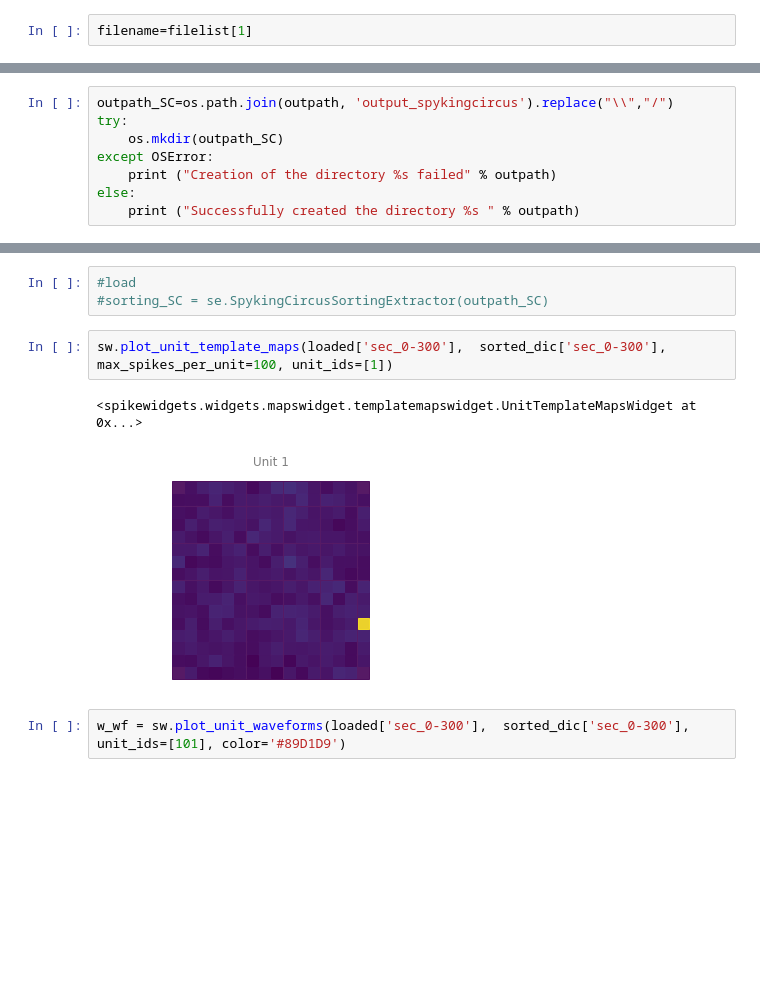
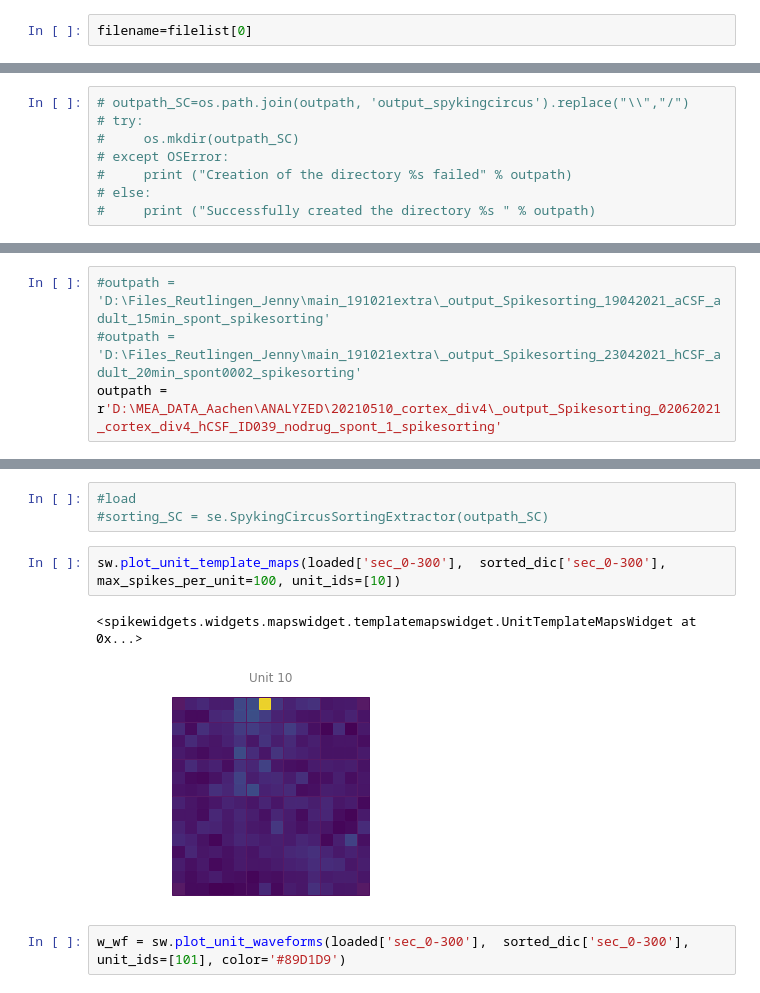
Before and after one commit to jonasort/MEA_analysis, a Jupyter notebook: Spikesorting/Spike_Interface_Cache_and_DF_210421.ipynb, the cells around one changed output, grey strips where cells are left out. Cells and saved outputs as stored; diff of their text form; blank space fills up the shorter version.

```diff
--- a/Spikesorting/Spike_Interface_Cache_and_DF_210421.ipynb
+++ b/Spikesorting/Spike_Interface_Cache_and_DF_210421.ipynb
@@ -43,5 +42,5 @@ labeldic = np.load('labeldictionary_MCS_256MEA.npy', allow_pickle='TRUE').item()
 # %%
-filename=filelist[1]
+filename=filelist[0]
 # %%
 filebase = filename.split('.')[0]
 # %%
@@ -77,9 +77,9 @@ Successfully created the directory D:/Files_Reutlingen_Jenny/main_191021extra/_o
 # %%
-outpath_SC=os.path.join(outpath, 'output_spykingcircus').replace("\\","/")
-try:
-    os.mkdir(outpath_SC)
-except OSError:
-    print ("Creation of the directory %s failed" % outpath)
-else:
-    print ("Successfully created the directory %s " % outpath)
+# outpath_SC=os.path.join(outpath, 'output_spykingcircus').replace("\\","/")
+# try:
+#     os.mkdir(outpath_SC)
+# except OSError:
+#     print ("Creation of the directory %s failed" % outpath)
+# else:
+#     print ("Successfully created the directory %s " % outpath)
 # %% [output]
@@ -89,3 +87,7 @@ outpath = 'D:\Files_Reutlingen_Jenny\main_191021extra\_output_Spikesorting_19042
+# %%
+#outpath = 'D:\Files_Reutlingen_Jenny\main_191021extra\_output_Spikesorting_19042021_aCSF_adult_15min_spont_spikesorting'
+#outpath = 'D:\Files_Reutlingen_Jenny\main_191021extra\_output_Spikesorting_23042021_hCSF_adult_20min_spont0002_spikesorting'
+outpath = r'D:\MEA_DATA_Aachen\ANALYZED\20210510_cortex_div4\_output_Spikesorting_02062021_cortex_div4_hCSF_ID039_nodrug_spont_1_spikesorting'
 # %%
 os.chdir(outpath)
 # %%
@@ -293,10 +295,10 @@ labeldic_invert
 #load
 #sorting_SC = se.SpykingCircusSortingExtractor(outpath_SC)
 # %%
-sw.plot_unit_template_maps(loaded['sec_0-300'],  sorted_dic['sec_0-300'], max_spikes_per_unit=100, unit_ids=[1])
+sw.plot_unit_template_maps(loaded['sec_0-300'],  sorted_dic['sec_0-300'], max_spikes_per_unit=100, unit_ids=[10])
 # %% [output]
 <spikewidgets.widgets.mapswidget.templatemapswidget.UnitTemplateMapsWidget at 0x...>
-[figure, old version]
+[figure, new version]
 # %%
 w_wf = sw.plot_unit_waveforms(loaded['sec_0-300'],  sorted_dic['sec_0-300'], unit_ids=[101], color='#89D1D9')
 # %% [output]
```
Also changed, not shown: parts of 37 cells of this notebook, 18 other files.
